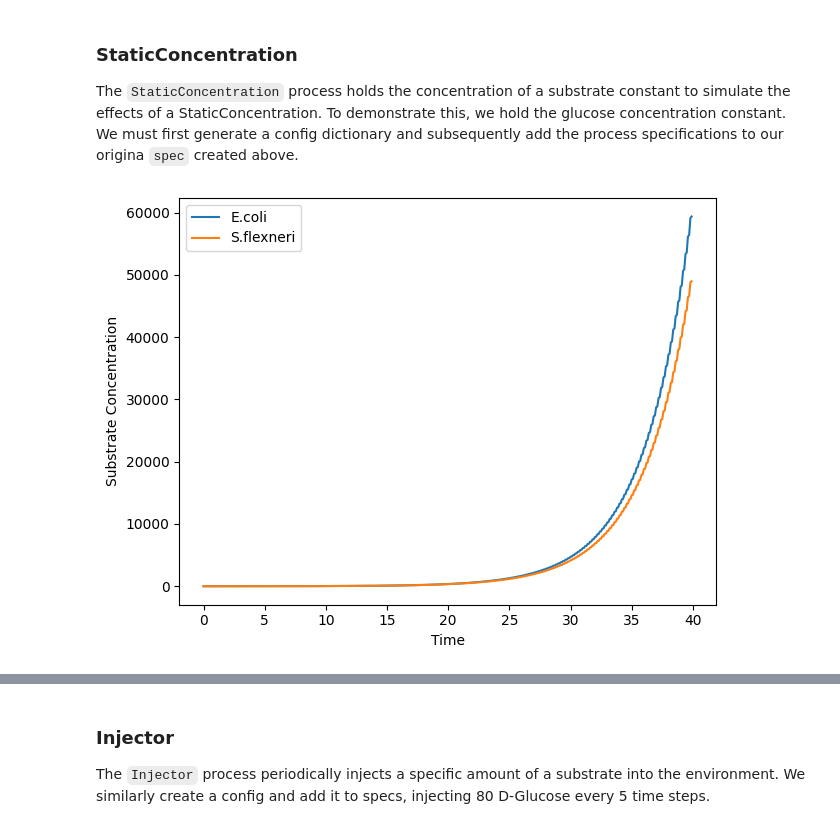
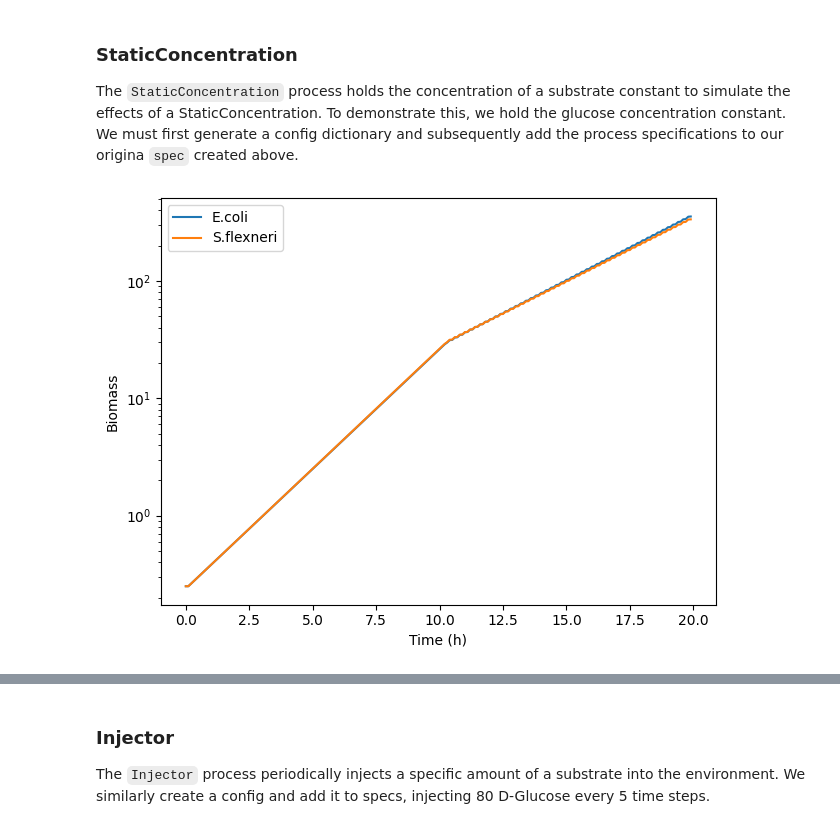
Before and after one commit to vivarium-collective/cdFBA, a Jupyter notebook: Notebooks/demo.ipynb, the cells around one changed output, grey strips where cells are left out. Cells and saved outputs as stored; diff of their text form; code cells hidden in the pictures.

```diff
--- a/Notebooks/demo.ipynb
+++ b/Notebooks/demo.ipynb
@@ -142,7 +142,7 @@ sim = Composite({
     )
 # %%
 #run simulation
-sim.run(40)
+sim.run(20)
 # %%
 #gather results
 results = gather_emitter_results(sim)[('emitter',)]
@@ -207,7 +207,7 @@ sim2 = Composite({
         core=core
     )
 # %%
-sim2.run(40)
+sim2.run(20)
 # %%
 #gather results
 results = gather_emitter_results(sim2)[('emitter',)]
@@ -227,16 +227,17 @@ for d in env:
 # %%
 #plot results for biomass
 fig, ax = plt.subplots(dpi=100)
 for key, value in env_combined.items():
     if key not in ['D-Glucose', 'Acetate']:
         ax.plot(timepoints, env_combined[key], label=key)
-plt.xlabel('Time')
-plt.ylabel('Substrate Concentration')
+ax.set_yscale('log')
+plt.xlabel('Time (h)')
+plt.ylabel('Biomass')
 plt.legend()
 plt.tight_layout()
 plt.show()
 # %% [output]
-[figure, old version]
+[figure, new version]
 # %%
 #plote substrates
 fig, ax = plt.subplots(dpi=100)
```
Also changed, not shown: parts of 15 cells of this notebook, 5 other files.
